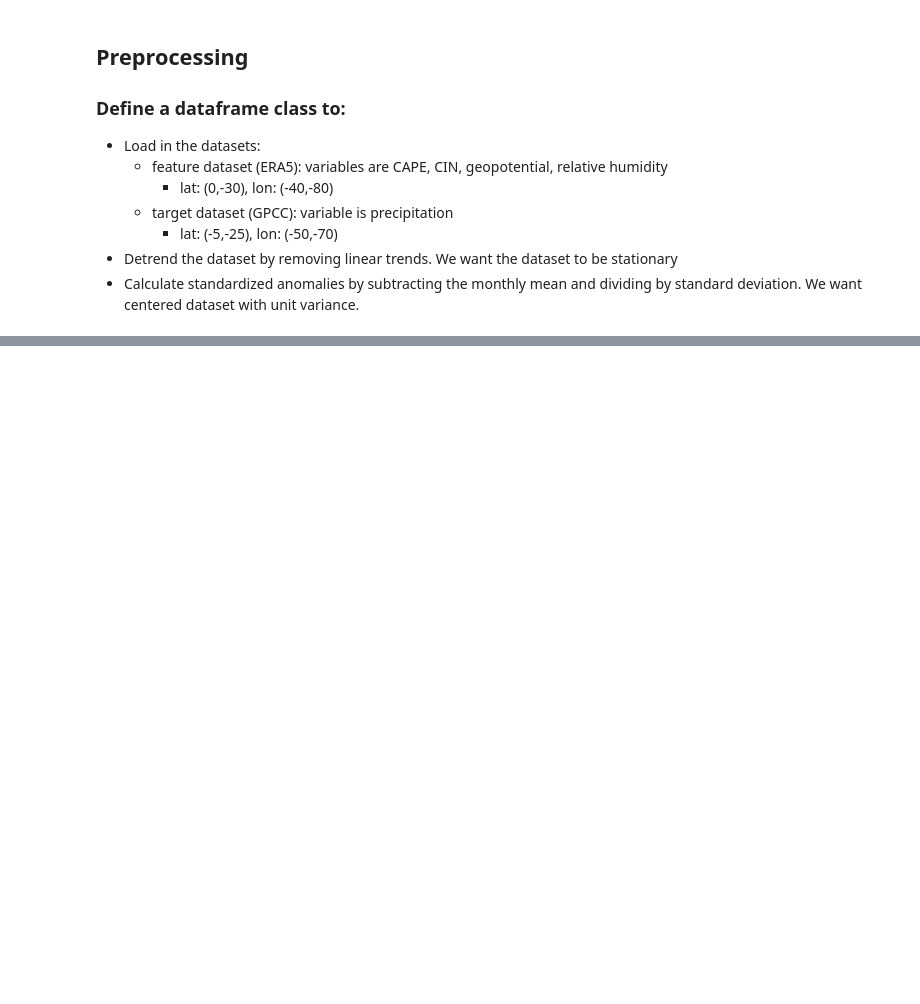
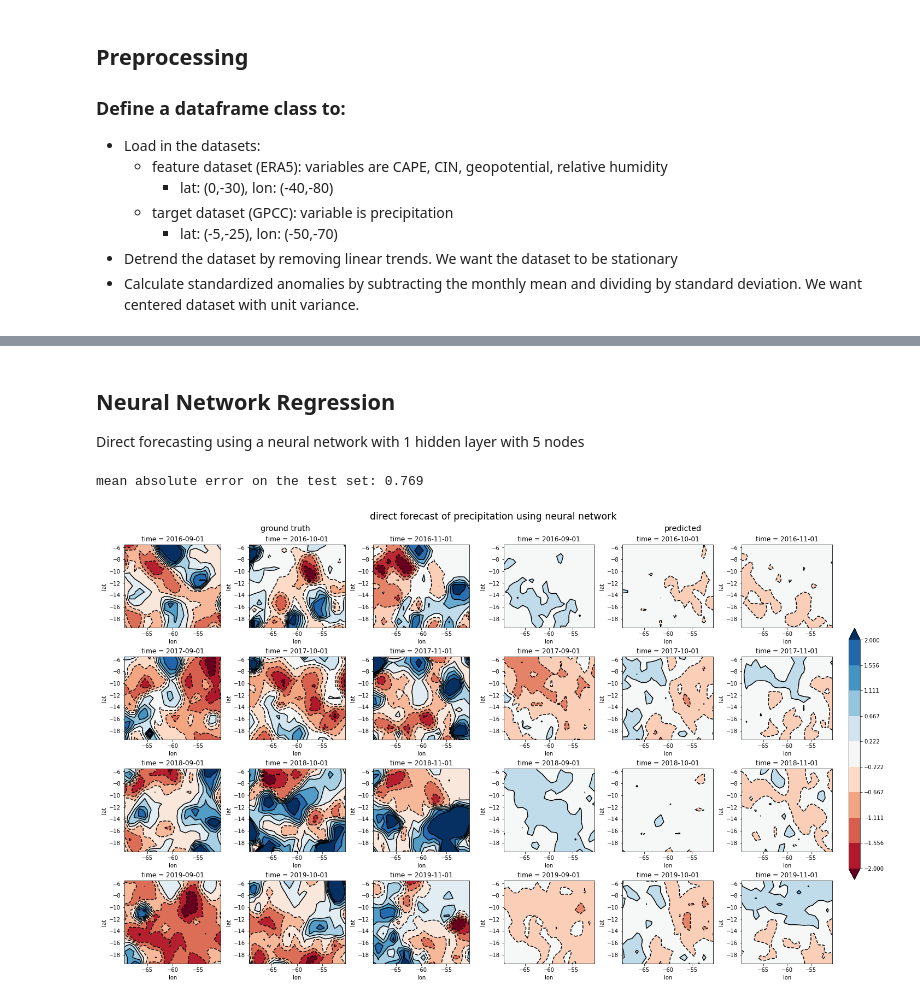
Before and after one commit to davidhgotler/amazon-precip, a Jupyter notebook: amazon_precip.ipynb, the cells around one changed output, grey strips where cells are left out. Cells and saved outputs as stored; diff of their text form; code cells hidden in the pictures; blank space fills up the shorter version.

```diff
--- a/amazon_precip.ipynb
+++ b/amazon_precip.ipynb
@@ -78,0 +100,21 @@ Coordinates:
+# %% [markdown]
+## Neural Network Regression
+Direct forecasting using a neural network with 1 hidden layer with 5 nodes
+# %%
+from sklearn.neural_network import MLPRegressor
+
+forecaster = DirectForecaster(MLPRegressor((5,),max_iter=1000),lags=3,target_months=[9,10,11],steps=3,include_autoreg=True,avg_lags=True,pca_features=True)
+X_train,y_train,X_test,y_test = forecaster.train_test_split(4,df.target_da,df.features_da)
+forecaster.fit(X_train,y_train)
+
+y_pred = forecaster.predict(X_test,y_test)
+weights = np.abs(np.cos(np.deg2rad(y_test.lat.values)))
+
+print('mean absolute error on the test set: {:.3f}'.format(mean_absolute_error(y_test,y_pred,multioutput=weights)))
+
+y_true_ds = get_dataset(y_test)
+y_pred_ds = get_dataset(y_pred)
+fig = forecaster.data_plots(y_true_ds,y_pred_ds,model_name='neural network',forecaster_name='direct forecast')
+# %% [output]
+mean absolute error on the test set: 0.769
+[figure, added]
```
Also changed, not shown: parts of 5 cells of this notebook, 3 other files.
